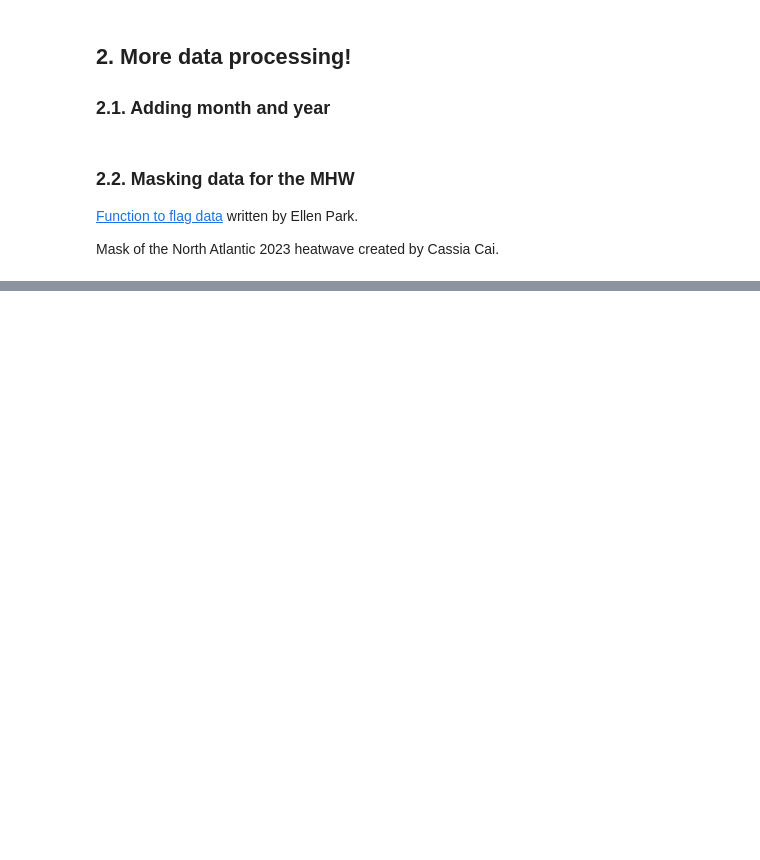
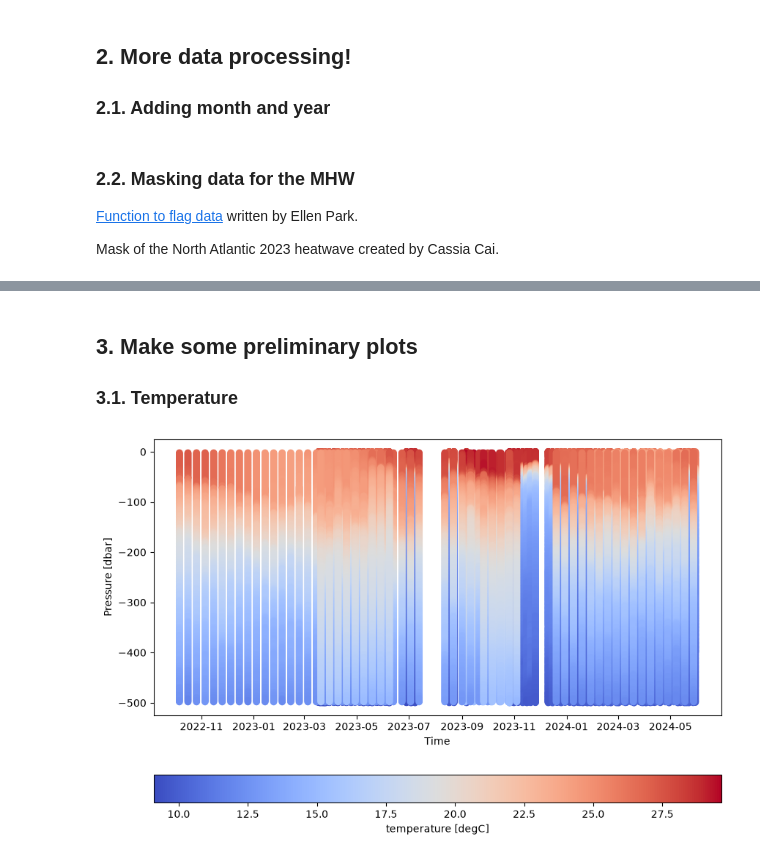
Before and after one commit to go-bgc/Marine-Heat-Waves, a Jupyter notebook: contributors/abby/LoadData_AB.ipynb, the cells around one changed output, grey strips where cells are left out. Saved outputs shown, nothing was run; the diff lists cells and outputs as text; code cells hidden in the pictures; blank space fills up the shorter version.

Commit message:
plots! and updated readme

```diff
--- a/contributors/abby/LoadData_AB.ipynb
+++ b/contributors/abby/LoadData_AB.ipynb
@@ -45,7 +45,7 @@ lat1 = dfhw.loc[hw,'lat1']
 lon0 = dfhw.loc[hw,'lon0']
 lon1 = dfhw.loc[hw,'lon1']
 z0 = 0
-z1 = 10
+z1 = 500
 date0 = dfhw.loc[hw,'date_start']
 date1 = dfhw.loc[hw,'date_end']
 # %% [output]
@@ -161,6 +161,8 @@ if want_DownwellingPAR:
     params = params + downpar_info
 
 print(f"You have selected the following parameters before QC: {params}")
+
+df = df.loc[:,params]
 # %% [output]
 You have selected the following parameters before QC: ['PLATFORM_NUMBER', 'N_PROF', 'N_LEVELS', 'CYCLE_NUMBER', 'LATITUDE', 'LONGITUDE', 'JULD', 'PRES', 'TEMP', 'PSAL', 'DOXY_ADJUSTED', 'DOXY_ADJUSTED ...
 # %% [markdown]
@@ -212,4 +214,4 @@ df = df.assign(YEAR = [pd.Timestamp(ti).year for ti in df.loc[:,'JULD'].values])
 
 Mask of the North Atlantic 2023 heatwave created by Cassia Cai.
 # %%
-get_oisst_flag(df.iloc[:100])
+df_mhw = get_oisst_flag(df)
@@ -215,0 +227,19 @@ get_oisst_flag(df.iloc[:100])
+# %%
+df_mhw = df_mhw[df_mhw['mhw_mask'] == 1]
+# %% [markdown]
+## 3. Make some preliminary plots
+### 3.1. Temperature
+# %%
+fig, ax = plt.subplots(figsize = [10,7])
+
+x = df_mhw['JULD']
+y = -df_mhw['PRES']
+z = df_mhw['TEMP']
+
+im = ax.scatter(x, y, c = z, cmap = 'coolwarm')
+ax.set_ylabel("Pressure [dbar]")
+ax.set_xlabel("Time")
+cbar = plt.colorbar(im, ax = ax, orientation = 'horizontal')
+cbar.set_label("temperature [degC]")
+# %% [output]
+[figure, added]
```
Also changed, not shown: parts of 6 cells of this notebook, 1 other file.
